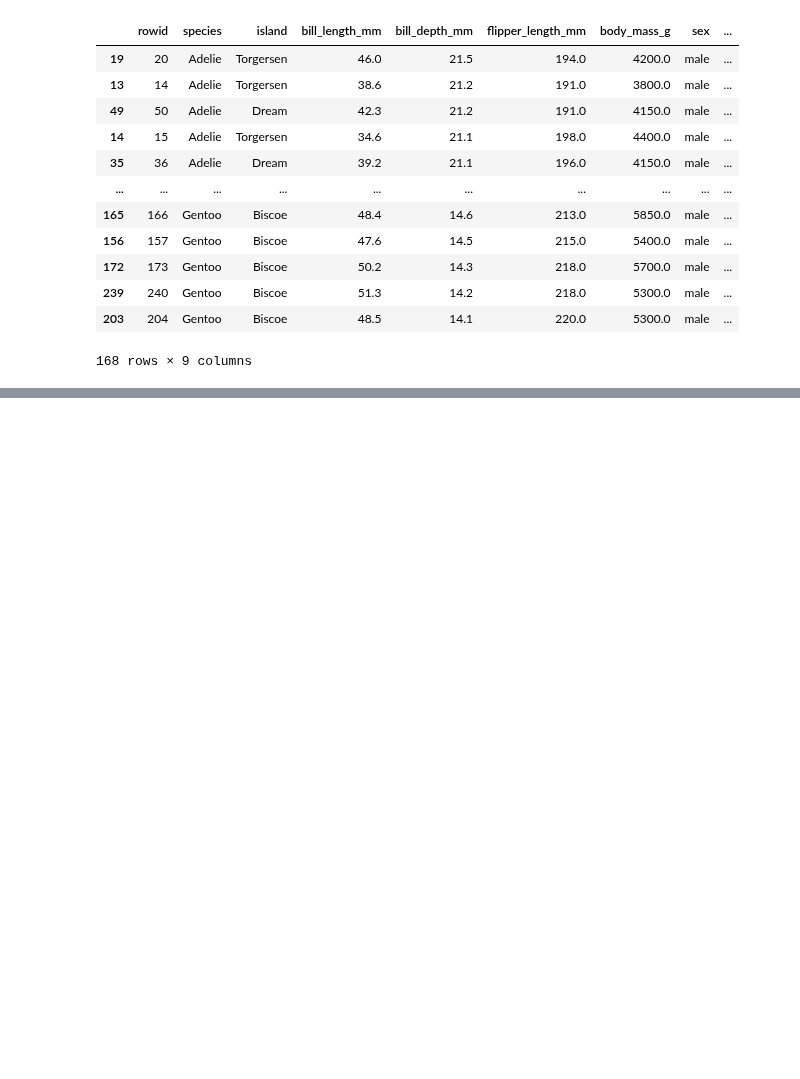
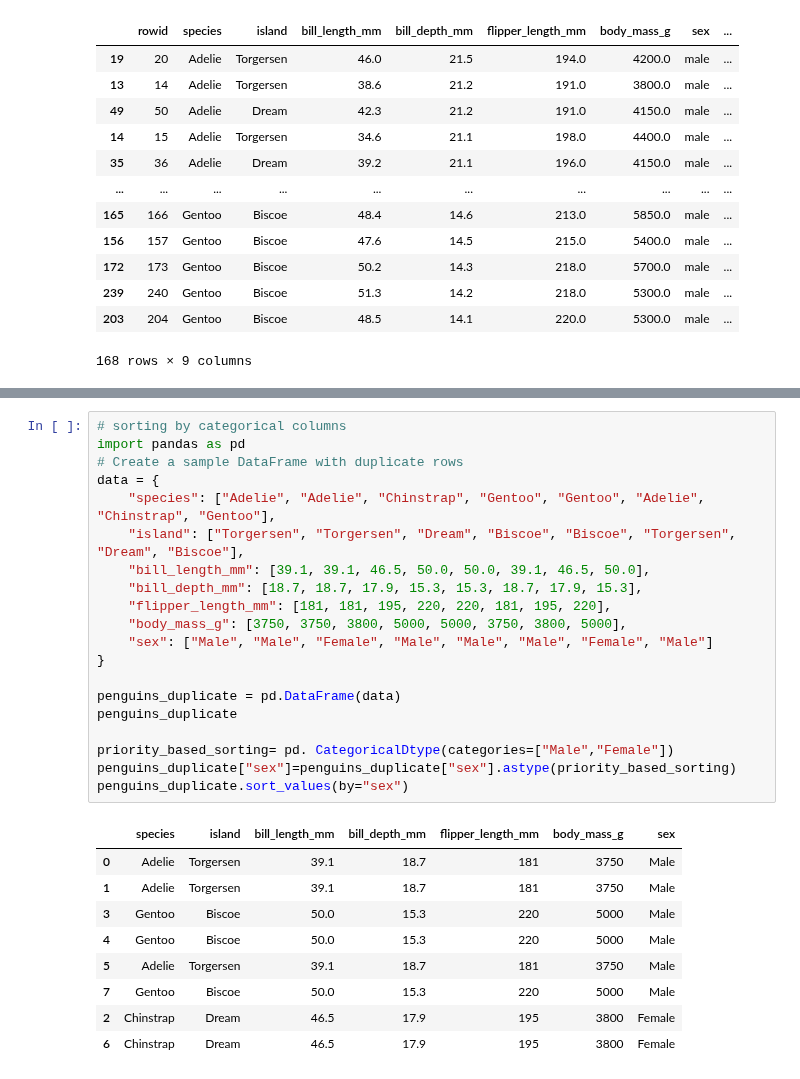
Before and after one commit to Praruj/Pandas_Practise_Portfolio, a Jupyter notebook: Notebooks/Pandas_03_Data_cleaning.ipynb, the cells around one changed output, grey strips where cells are left out. Drawn from its saved outputs; the diff is of its cells as text; blank space fills up the shorter version.

Commit message:
add sorting by categorical columns

```diff
--- a/Notebooks/Pandas_03_Data_cleaning.ipynb
+++ b/Notebooks/Pandas_03_Data_cleaning.ipynb
@@ -581,0 +619,30 @@ penguins_data[penguins_data["sex"]=="male"].sort_values(by="bill_depth_mm",ascen
+# %%
+# sorting by categorical columns
+import pandas as pd
+# Create a sample DataFrame with duplicate rows
+data = {
+    "species": ["Adelie", "Adelie", "Chinstrap", "Gentoo", "Gentoo", "Adelie", "Chinstrap", "Gentoo"],
+    "island": ["Torgersen", "Torgersen", "Dream", "Biscoe", "Biscoe", "Torgersen", "Dream", "Biscoe"],
+    "bill_length_mm": [39.1, 39.1, 46.5, 50.0, 50.0, 39.1, 46.5, 50.0],
+    "bill_depth_mm": [18.7, 18.7, 17.9, 15.3, 15.3, 18.7, 17.9, 15.3],
+    "flipper_length_mm": [181, 181, 195, 220, 220, 181, 195, 220],
+    "body_mass_g": [3750, 3750, 3800, 5000, 5000, 3750, 3800, 5000],
+    "sex": ["Male", "Male", "Female", "Male", "Male", "Male", "Female", "Male"]
+}
+
+penguins_duplicate = pd.DataFrame(data)
+penguins_duplicate
+
+priority_based_sorting= pd. CategoricalDtype(categories=["Male","Female"])
+penguins_duplicate["sex"]=penguins_duplicate["sex"].astype(priority_based_sorting)
+penguins_duplicate.sort_values(by="sex")
+# %% [output]
+|  | species | island | bill_length_mm | bill_depth_mm | flipper_length_mm | body_mass_g | sex |
+| 0 | Adelie | Torgersen | 39.1 | 18.7 | 181 | 3750 | Male |
+| 1 | Adelie | Torgersen | 39.1 | 18.7 | 181 | 3750 | Male |
+| 3 | Gentoo | Biscoe | 50.0 | 15.3 | 220 | 5000 | Male |
+| 4 | Gentoo | Biscoe | 50.0 | 15.3 | 220 | 5000 | Male |
+| 5 | Adelie | Torgersen | 39.1 | 18.7 | 181 | 3750 | Male |
+| 7 | Gentoo | Biscoe | 50.0 | 15.3 | 220 | 5000 | Male |
+| 2 | Chinstrap | Dream | 46.5 | 17.9 | 195 | 3800 | Female |
+| 6 | Chinstrap | Dream | 46.5 | 17.9 | 195 | 3800 | Female |
```
Also changed, not shown: parts of 3 cells of this notebook.
